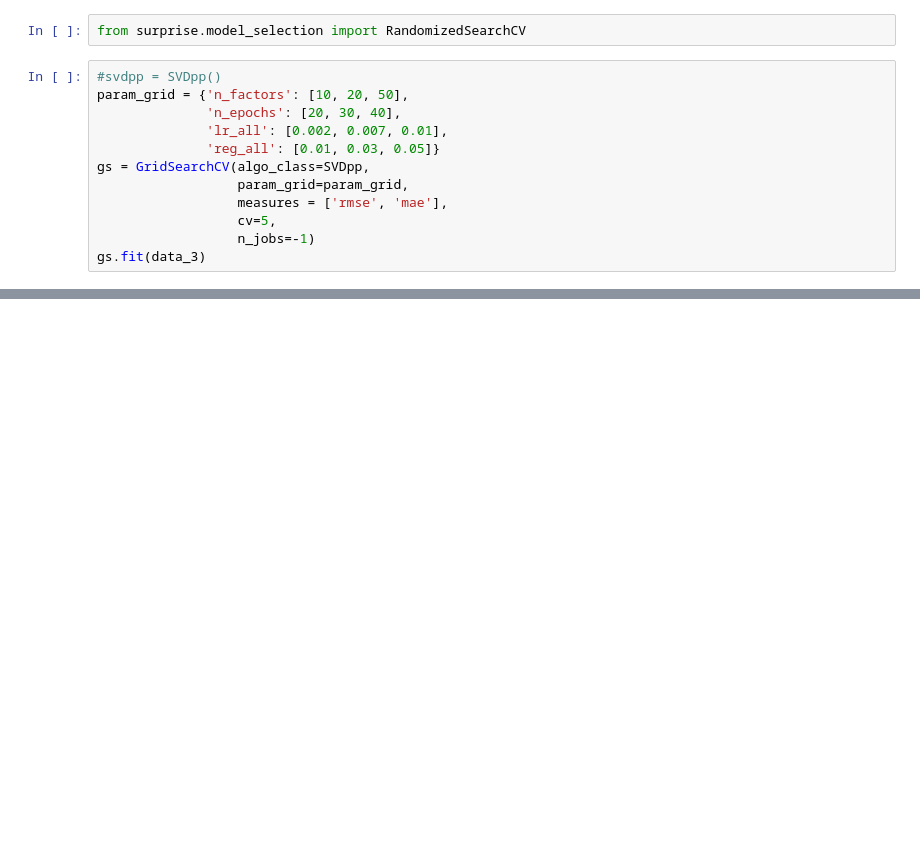
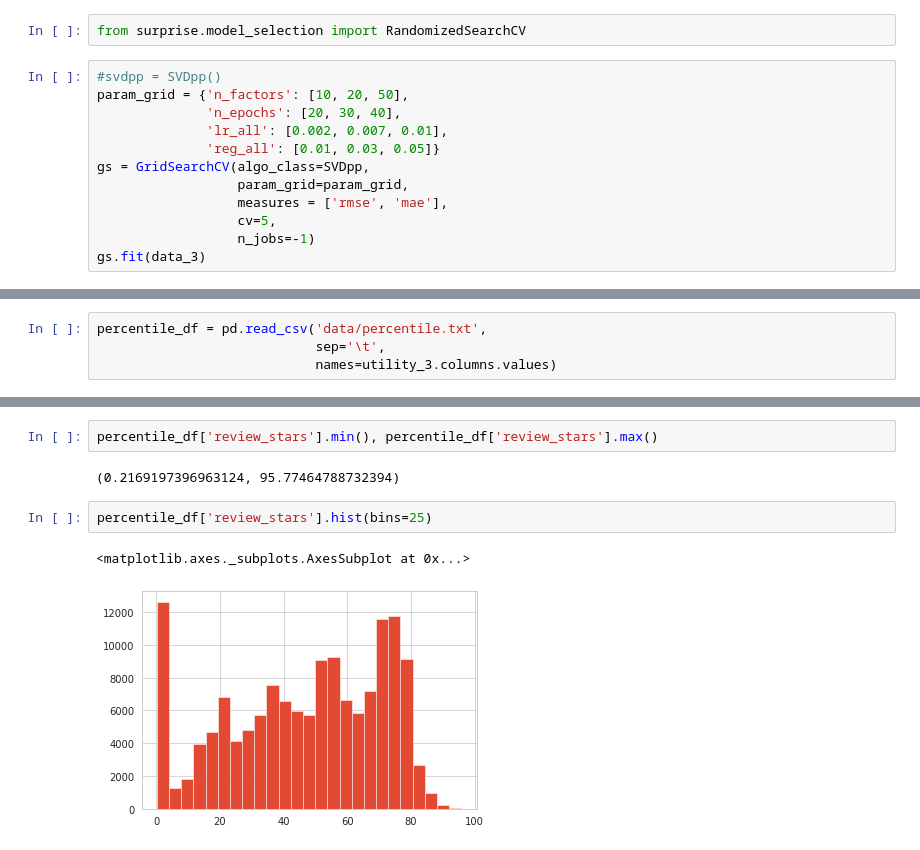
Before and after one commit to unclebrod/YelpRecommender, a Jupyter notebook: workbook.ipynb, the cells around one changed output, grey strips where cells are left out. Saved outputs shown, nothing was run; the diff lists cells and outputs as text; blank space fills up the shorter version.

Commit message:
imported percentile converter

```diff
--- a/workbook.ipynb
+++ b/workbook.ipynb
@@ -1091,0 +1369,4 @@ gs.fit(data_3)
+# %%
+percentile_df = pd.read_csv('data/percentile.txt',
+                            sep='\t',
+                            names=utility_3.columns.values)
@@ -1091,0 +1382,9 @@ gs.fit(data_3)
+# %%
+percentile_df['review_stars'].min(), percentile_df['review_stars'].max()
+# %% [output]
+(0.2169197396963124, 95.77464788732394)
+# %%
+percentile_df['review_stars'].hist(bins=25)
+# %% [output]
+<matplotlib.axes._subplots.AxesSubplot at 0x...>
+[figure, added]
```
Also changed, not shown: parts of 20 cells of this notebook.
